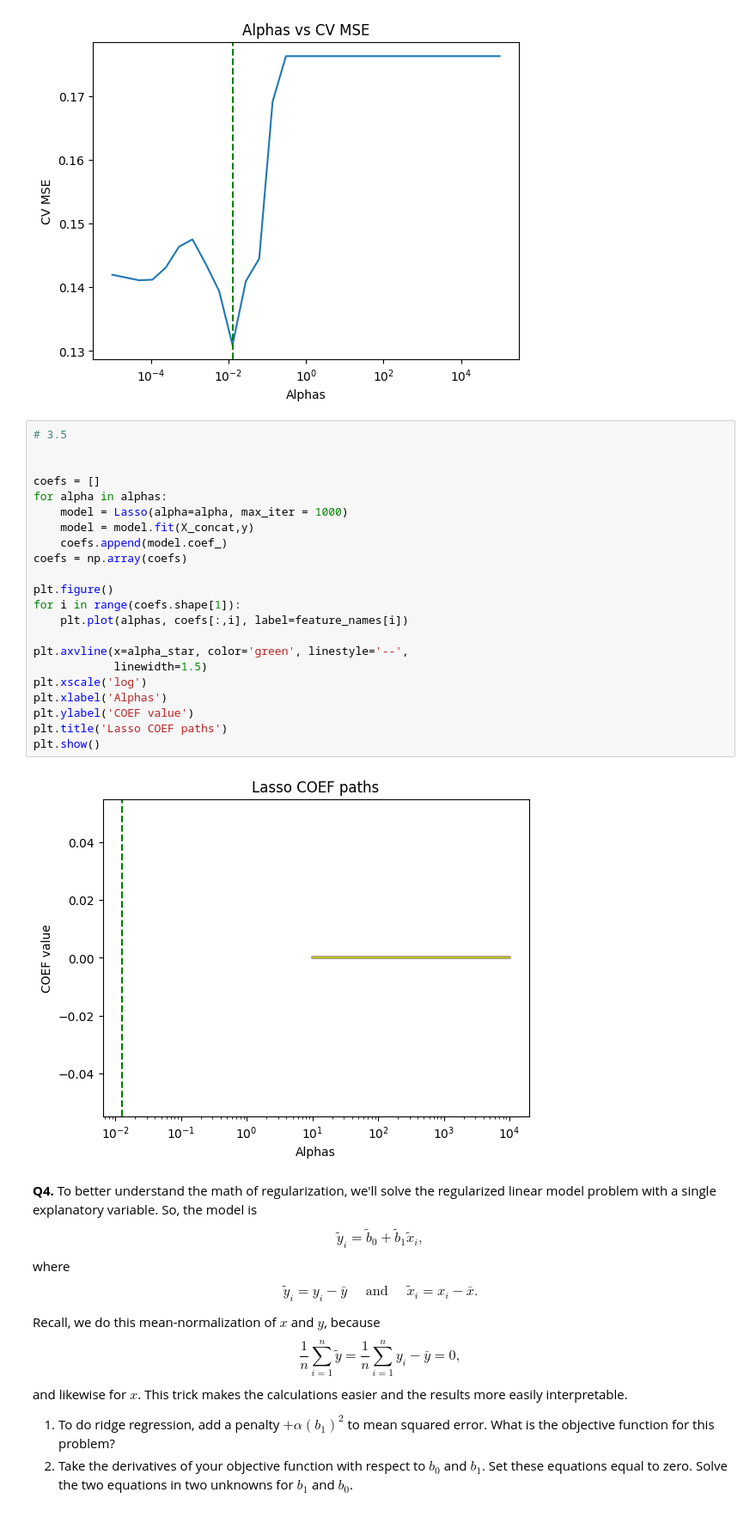
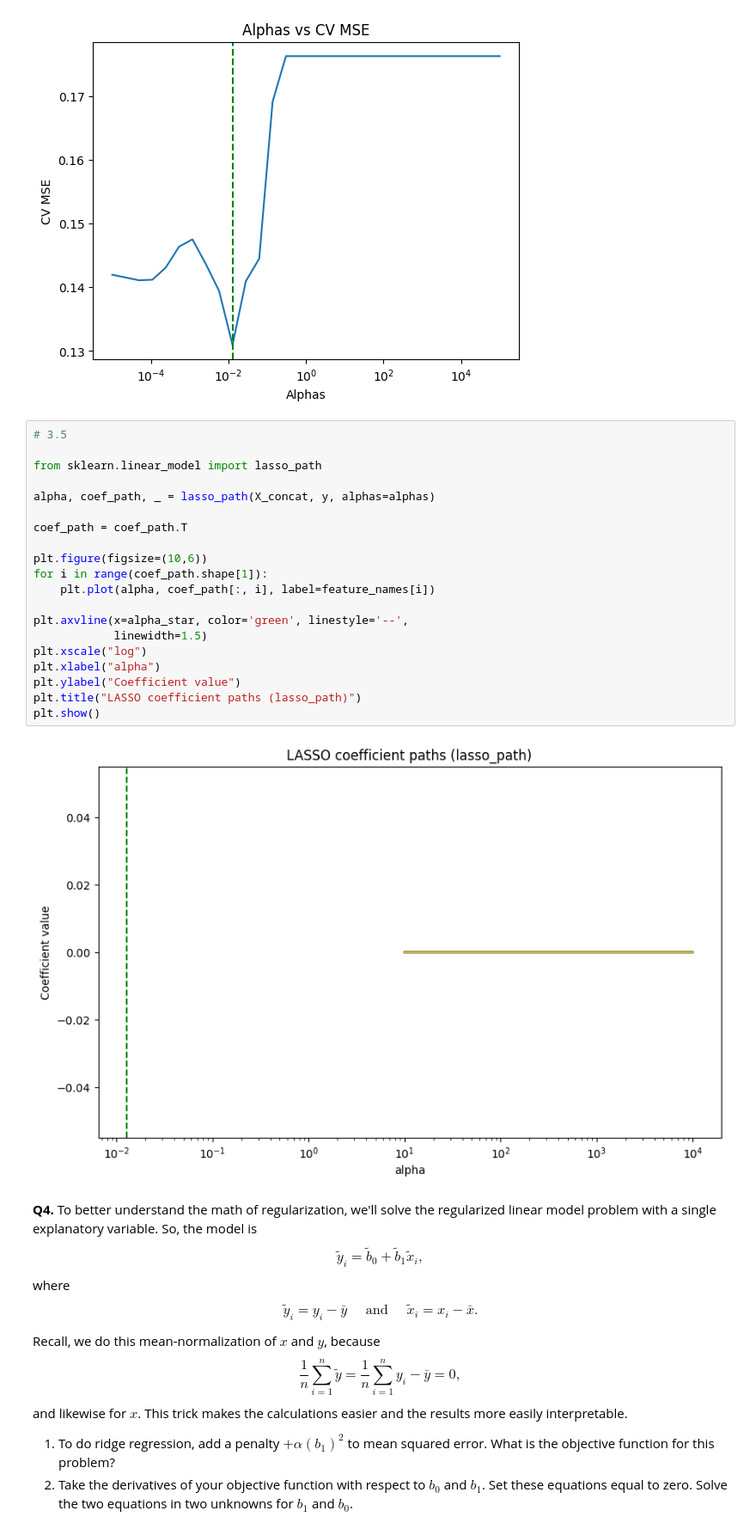
Before and after one commit to EmmyB47/undergrad_ml_assignments, a Jupyter notebook: 04_assignment_regularization.ipynb, the cells around one changed output. Shown at 86% size. Saved outputs shown, nothing was run; the diff lists cells and outputs as text.

```diff
--- a/04_assignment_regularization.ipynb
+++ b/04_assignment_regularization.ipynb
@@ -319,30 +319,28 @@ plt.title('Alphas vs CV MSE')
 plt.show()
 # %% [output]
 [figure]
-# %%
-# 3.5
-
-
-coefs = []
-for alpha in alphas:
-    model = Lasso(alpha=alpha, max_iter = 1000)
-    model = model.fit(X_concat,y)
-    coefs.append(model.coef_)
-coefs = np.array(coefs)
-
-plt.figure()
-for i in range(coefs.shape[1]):
-    plt.plot(alphas, coefs[:,i], label=feature_names[i])
-
-plt.axvline(x=alpha_star, color='green', linestyle='--',
-            linewidth=1.5)
-plt.xscale('log')
-plt.xlabel('Alphas')
-plt.ylabel('COEF value')
-plt.title('Lasso COEF paths')
-plt.show()
-# %% [output]
-[figure, removed]
+# %%
+# 3.5
+
+from sklearn.linear_model import lasso_path
+
+alpha, coef_path, _ = lasso_path(X_concat, y, alphas=alphas)
+
+coef_path = coef_path.T
+
+plt.figure(figsize=(10,6))
+for i in range(coef_path.shape[1]):
+    plt.plot(alpha, coef_path[:, i], label=feature_names[i])
+
+plt.axvline(x=alpha_star, color='green', linestyle='--',
+            linewidth=1.5)
+plt.xscale("log")
+plt.xlabel("alpha")
+plt.ylabel("Coefficient value")
+plt.title("LASSO coefficient paths (lasso_path)")
+plt.show()
+# %% [output]
+[figure, added]
 # %% [markdown]
 **Q4.** To better understand the math of regularization, we'll solve the regularized linear model problem with a single explanatory variable. So, the model is
 $$
```
Also changed, not shown: parts of 1 cell of this notebook.
